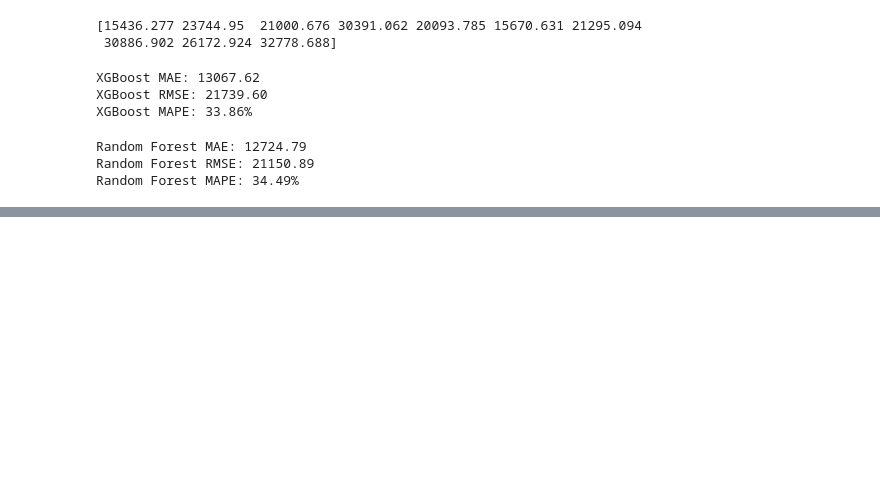
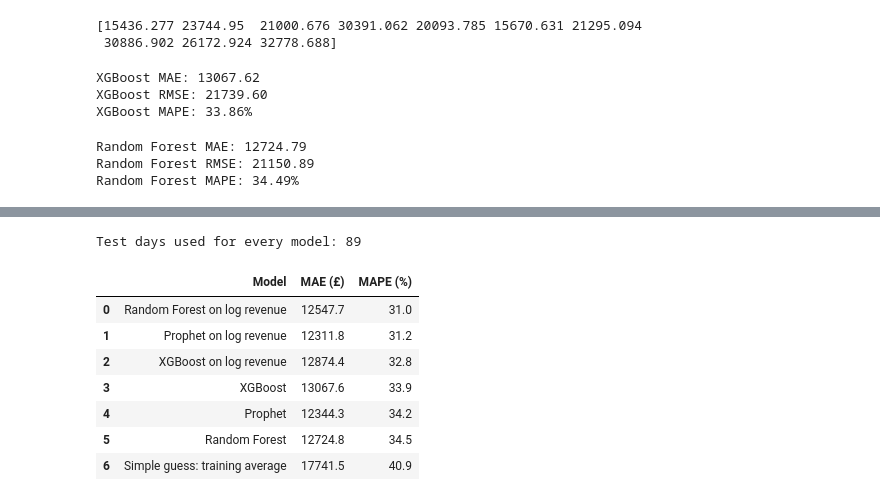
Before and after one commit to Rahulkulkarni2002/customer-segmentation-retention-analysis, a Jupyter notebook: notebook.ipynb, the cells around one changed output, grey strips where cells are left out. Cells and saved outputs as stored; diff of their text form; code cells hidden in the pictures; blank space fills up the shorter version.

```diff
--- a/notebook.ipynb
+++ b/notebook.ipynb
@@ -1370,0 +1552,16 @@ Random Forest MAPE: 34.49%
+# %%
+xgb_log = XGBRegressor(
+    n_estimators=100, max_depth=4, learning_rate=0.1, random_state=42
+)
+xgb_log.fit(X_train, np.log1p(y_train))
+xgb_log_predictions = np.expm1(xgb_log.predict(X_test))
+
+rf_log = RandomForestRegressor(n_estimators=100, max_depth=4, random_state=42)
+rf_log.fit(X_train, np.log1p(y_train))
+rf_log_predictions = np.expm1(rf_log.predict(X_test))
+
+xgb_log_mape = np.mean(np.abs((y_test - xgb_log_predictions) / y_test)) * 100
+rf_log_mape = np.mean(np.abs((y_test - rf_log_predictions) / y_test)) * 100
+
+print(f"XGBoost on log revenue MAPE: {xgb_log_mape:.2f}%")
+print(f"Random Forest on log revenue MAPE: {rf_log_mape:.2f}%")
@@ -1371,3 +1581,45 @@ Random Forest MAPE: 34.49%
+# %%
+same_days = pd.DataFrame({"ds": test_ml["ds"].values})
+actual = test_ml["y"].values
+
+prophet_same = model.predict(same_days)["yhat"].values
+prophet_log_same = np.expm1(model_log.predict(same_days)["yhat"].values)
+simple_guess = np.full(len(actual), train["y"].mean())
+
+results = {
+    "Prophet": prophet_same,
+    "Prophet on log revenue": prophet_log_same,
+    "XGBoost": xgb_predictions,
+    "XGBoost on log revenue": xgb_log_predictions,
+    "Random Forest": rf_predictions,
+    "Random Forest on log revenue": rf_log_predictions,
+    "Simple guess: training average": simple_guess,
+}
+
+rows = []
+for name, predicted in results.items():
+    rows.append(
+        {
+            "Model": name,
+            "MAE (£)": mean_absolute_error(actual, predicted),
+            "MAPE (%)": np.mean(np.abs((actual - predicted) / actual)) * 100,
+        }
+    )
+
+model_comparison = pd.DataFrame(rows).sort_values("MAPE (%)").reset_index(drop=True)
+
+print("Test days used for every model:", len(actual))
+model_comparison.round(1)
+# %% [output]
+Test days used for every model: 89
+|  | Model | MAE (£) | MAPE (%) |
+| 0 | Random Forest on log revenue | 12547.7 | 31.0 |
+| 1 | Prophet on log revenue | 12311.8 | 31.2 |
+| 2 | XGBoost on log revenue | 12874.4 | 32.8 |
+| 3 | XGBoost | 13067.6 | 33.9 |
+| 4 | Prophet | 12344.3 | 34.2 |
+| 5 | Random Forest | 12724.8 | 34.5 |
+| 6 | Simple guess: training average | 17741.5 | 40.9 |
 # %% [markdown]
 ## Model Comparison: Final Results
 
```
Also changed, not shown: parts of 77 cells of this notebook, 9 other files.
